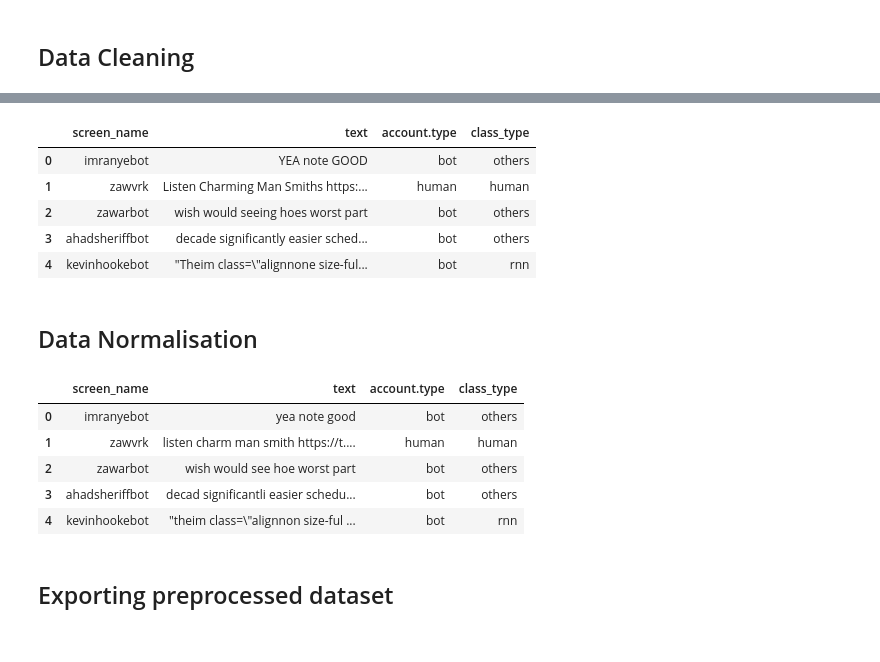
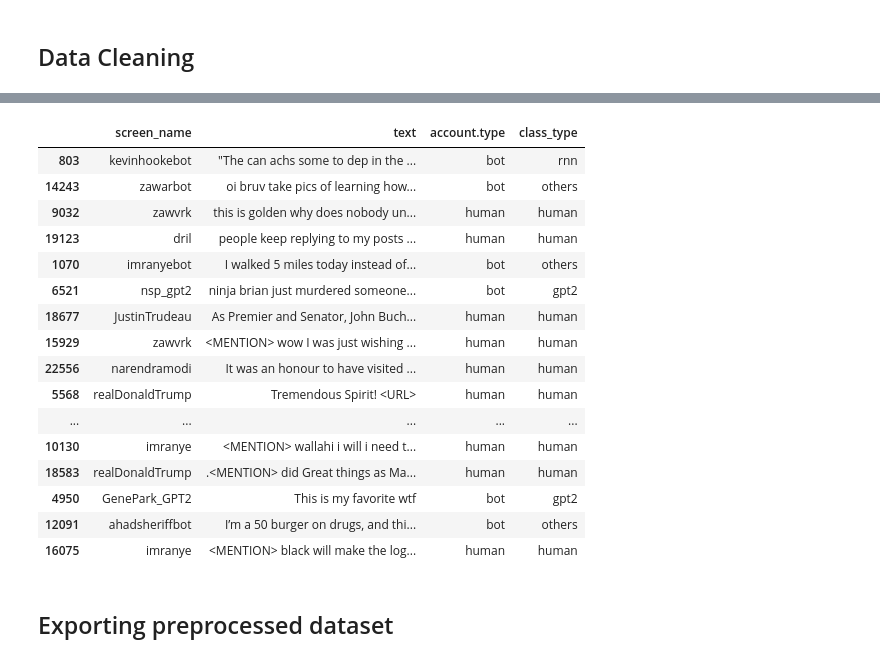
Before and after one commit to hstoklosa/fake-tweets-detection, a Jupyter notebook: preprocessing.ipynb, the cells around one changed output, grey strips where cells are left out. Saved outputs shown, nothing was run; the diff lists cells and outputs as text; code cells hidden in the pictures.

Commit message:
feat: remove hashtag signs + some simplifications in preprocessing

```diff
--- a/preprocessing.ipynb
+++ b/preprocessing.ipynb
@@ -4,9 +4,9 @@ drive.mount('/content/drive', force_remount=True)
 # %% [output]
 Mounted at /content/drive
 # %%
-ABSOLUTE_PATH = "/content/drive/My Drive/deepfake_tweets/"
-DATASET_DIR_PATH = ABSOLUTE_PATH + "data/"
-EXPORT_DIR_PATH = ABSOLUTE_PATH + "data/preprocessed/"
+ABSOLUTE_PATH = "/content/drive/My Drive/deepfake_tweets"
+RAW_DATASET_DIR = ABSOLUTE_PATH + "/data"
+EXPORT_DATASET_DIR = ABSOLUTE_PATH + "/data/preprocessed"
 # %% [markdown]
 # Data Preprocessing (Tweepfake)
 # %%
@@ -53,23 +27,22 @@ df.head()
 # %% [markdown]
 ## Data Cleaning
 # %%
-stopwords = set(stopwords.words("english"))
-
 def clean_data(text):
-  # Replace links with <URL> tag
-  # text = re.sub(r'https?://[^\s\n\r]+', '<URL>', text)
-
+  # Remove HTML tags
   text = html.unescape(text)
   text = re.sub(r'<U\+\w+>', '', text)
 
-  # Replace hashtags with <HASHTAG> tag
-  text = re.sub(r'#\w+', '<HASHTAG>', text)
+  # Replace links with <URL> tag
+  text = re.sub(r'(https?://\S+|www\.\S+)', '<URL>', text)
 
   # Replace mentions with <MENTION> tag
   text = re.sub(r'@\w+', '<MENTION>', text)
 
-  # Remove stopwords
-  text = " ".join(tkn for tkn in text.split() if tkn.lower() not in stopwords)
+  # Renive leading hashtag sign
+  text = re.sub(r'#([^\s]+)', r'\1', text)
+
+  # Normalise whitespace
+  text = re.sub(r'\s+', ' ', text).strip()
 
   return text
 
@@ -77,7 +50,6 @@ train_df['text'] = train_df['text'].apply(clean_data)
 val_df['text'] = val_df['text'].apply(clean_data)
 test_df['text'] = test_df['text'].apply(clean_data)
 
-df_tmp = pd.concat([train_df, val_df, test_df], ignore_index=True)
-df_tmp.sample(10)
+train_df.head()
 # %% [output]
 |  | screen_name | text | account.type | class_type |
@@ -122,35 +61,24 @@ def tokenize_data(text):
-# %%
-train_df.head()
-# %% [output]
-|  | screen_name | text | account.type | class_type |
-| 0 | imranyebot | YEA note GOOD | bot | others |
-| 1 | zawvrk | Listen Charming Man Smiths https:... | human | human |
-| 2 | zawarbot | wish would seeing hoes worst part | bot | others |
-| 3 | ahadsheriffbot | decade significantly easier sched... | bot | others |
-| 4 | kevinhookebot | "Theim class=\"alignnone size-ful... | bot | rnn |
-# %% [markdown]
-## Data Normalisation
-# %%
-stemmer, lemmatizer = PorterStemmer(), WordNetLemmatizer()
-
-def normalise_data(text):
-  text = text.split()
-  text = [stemmer.stem(tkn) for tkn in text]
-  text = [lemmatizer.lemmatize(tkn) for tkn in text]
-  return ' '.join(text)
-
-train_df['text'] = train_df['text'].apply(normalise_data)
-val_df['text'] = val_df['text'].apply(normalise_data)
-test_df['text'] = test_df['text'].apply(normalise_data)
-
-train_df.head()
-# %% [output]
-|  | screen_name | text | account.type | class_type |
-| 0 | imranyebot | yea note good | bot | others |
-| 1 | zawvrk | listen charm man smith https://t.... | human | human |
-| 2 | zawarbot | wish would see hoe worst part | bot | others |
-| 3 | ahadsheriffbot | decad significantli easier schedu... | bot | others |
-| 4 | kevinhookebot | "theim class=\"alignnon size-ful ... | bot | rnn |
+# %%
+df = pd.concat([train_df, val_df, test_df], ignore_index=True)
+df.sample(20)
+# %% [output]
+|  | screen_name | text | account.type | class_type |
+| 803 | kevinhookebot | "The can achs some to dep in the ... | bot | rnn |
+| 14243 | zawarbot | oi bruv take pics of learning how... | bot | others |
+| 9032 | zawvrk | this is golden why does nobody un... | human | human |
+| 19123 | dril | people keep replying to my posts ... | human | human |
+| 1070 | imranyebot | I walked 5 miles today instead of... | bot | others |
+| 6521 | nsp_gpt2 | ninja brian just murdered someone... | bot | gpt2 |
+| 18677 | JustinTrudeau | As Premier and Senator, John Buch... | human | human |
+| 15929 | zawvrk | <MENTION> wow I was just wishing ... | human | human |
+| 22556 | narendramodi | It was an honour to have visited ... | human | human |
+| 5568 | realDonaldTrump | Tremendous Spirit! <URL> | human | human |
+| ... | ... | ... | ... | ... |
+| 10130 | imranye | <MENTION> wallahi i will i need t... | human | human |
+| 18583 | realDonaldTrump | .<MENTION> did Great things as Ma... | human | human |
+| 4950 | GenePark_GPT2 | This is my favorite wtf | bot | gpt2 |
+| 12091 | ahadsheriffbot | I’m a 50 burger on drugs, and thi... | bot | others |
+| 16075 | imranye | <MENTION> black will make the log... | human | human |
 # %% [markdown]
 ## Exporting preprocessed dataset
 # %%
```
Also changed, not shown: parts of 7 cells of this notebook, 3 other files.
